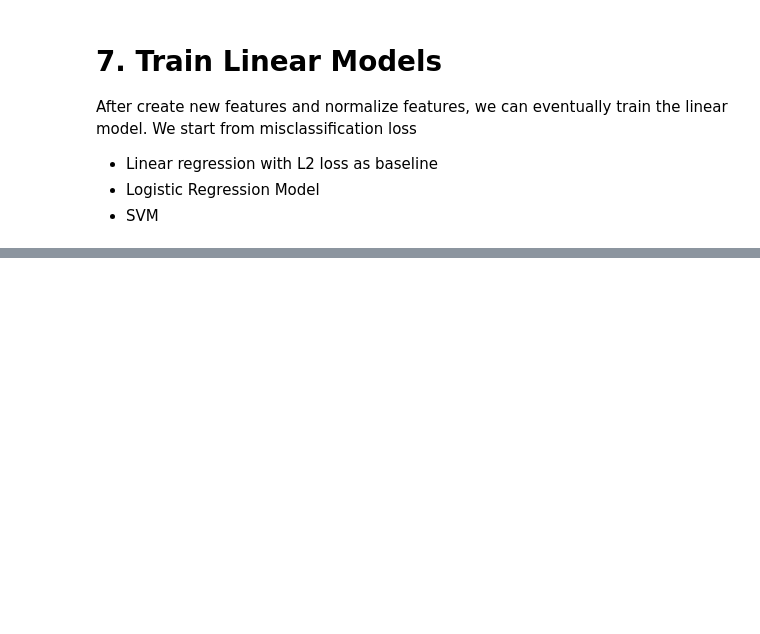
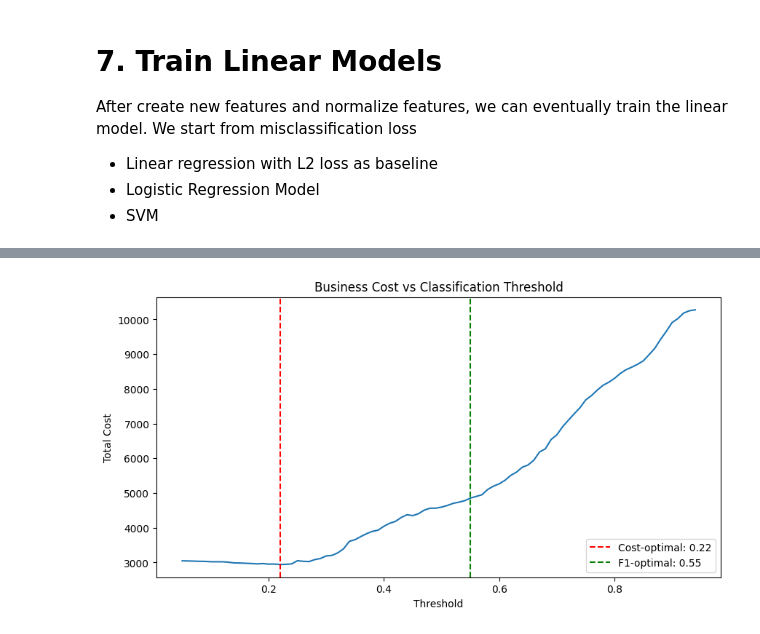
Before and after one commit to ying-jeanne/Business_Analytics, a Jupyter notebook: II/credit_default.ipynb, the cells around one changed output, grey strips where cells are left out. Cells and saved outputs as stored; diff of their text form; code cells hidden in the pictures; blank space fills up the shorter version.

```diff
--- a/II/credit_default.ipynb
+++ b/II/credit_default.ipynb
@@ -388,11 +396,17 @@ For both of them, the scale of feature matters, do the normalization for linear
 # Initialize the scaler
 scaler = StandardScaler()
 
+continuous_cols = X_train_linear_features.select_dtypes(exclude=['bool']).columns.tolist()
+
+X_train_scaled = X_train_linear_features.copy()
+X_val_scaled = X_val_linear_features.copy()
+X_test_scaled = X_test_linear_features.copy()
+
 # Fit the scaler on training data ONLY (to avoid data leakage)
 # Then transform all three datasets
-X_train_scaled = scaler.fit_transform(X_train_linear_features)
-X_val_scaled = scaler.transform(X_val_linear_features)
-X_test_scaled = scaler.transform(X_test_linear_features)
+X_train_scaled[continuous_cols] = scaler.fit_transform(X_train_linear_features[continuous_cols])
+X_val_scaled[continuous_cols] = scaler.transform(X_val_linear_features[continuous_cols])
+X_test_scaled[continuous_cols] = scaler.transform(X_test_linear_features[continuous_cols])
 
 # Convert back to DataFrame (optional, keeps column names for interpretability)
 X_train_scaled = pd.DataFrame(
@@ -436,7 +450,6 @@ from sklearn.metrics import classification_report, confusion_matrix, roc_auc_sco
 from sklearn.calibration import CalibratedClassifierCV
 from sklearn.linear_model import Ridge
 from sklearn.model_selection import GridSearchCV
-
 
 # 1. Linear Regression with L2 Loss, which is implemented with Ridge Regression (L2 Loss)
 ridge_grid = GridSearchCV(
@@ -498,11 +511,11 @@ print("The best model is: ", best_name, "with AUC: ", results[best_name]['auc'])
 # 7. Find threshold with best misclassification F1 score
 thresholds = np.arange(0.1, 0.9, 0.05)
 f1_scores = [f1_score(y_val, (best_proba >= t).astype(int)) for t in thresholds]
-best_threshold = thresholds[np.argmax(f1_scores)]
+best_f1_threshold = thresholds[np.argmax(f1_scores)]
 
-print("Optimal threshold: ", best_threshold, "F1: ", max(f1_scores))
+print("Optimal threshold: ", best_f1_threshold, "F1: ", max(f1_scores))
 
-y_pred_final = (best_proba >= best_threshold).astype(int)
+y_pred_final = (best_proba >= best_f1_threshold).astype(int)
 print(classification_report(y_val, y_pred_final))
 
 cm = confusion_matrix(y_val, y_pred_final)
@@ -510,8 +523,71 @@ tn, fp, fn, tp = cm.ravel()
 print("Confusion Matrix: TN = ", tn, "FP = ", fp, "FN = ", fn, "TP = ", tp)
 
 # 8. Now instead of using misclassification to find the best threshold, we can use cost-sensitive analysis to find the best threshold based on business cost
-# There should be 2 ways to do this? 1. tuning the threshold with business cost after AUC and F1 score optimization
-# 2. directly optimize the model with business cost function, but this may need custom model scorer. Which one is better?
+# There should be 2 ways to do this?
+# (1) tuning the threshold with business cost after AUC and F1 score optimization.
+# (2) directly optimize the model with business cost function, but this may need custom model scorer.
+# Since option 2 is more complex to implement, we will go with option 1 for now.
+
+# The assumption we take for cost function:
+# Cost Matrix Outcome	    Description	Typical Cost Estimate
+# FN (False Negative)	    Approve a defaulter	60-80% of credit limit (loss given default), banks typically recover 20-40% through collections, so we take defaulter 70% here.
+# FP (False Positive)	    Reject good borrower	2-5% of credit limit (lost annual profit), we take 4.5% here.
+# TN (True Negative)	    Correctly reject	$0 (no loss, no gain)
+# TP (True Positive)	    Correctly approve	Profit (but often set to 0 in cost matrix)
+
+# Assumptions: 45% LGD (Basel II suggests 45% for unsecured, but credit cards typically higher)
+# 4.5% annual profit margin
+
+# Ratio: 45/4.5 = 10:1
+
 COST_FN = 10  # Approve a defaulter → lose principal
 COST_FP = 1   # Reject good borrower → lose interest
+
+# 8.1 Cost-sensitive threshold tuning using the best model (Logistic Regression here)
+def calculate_total_cost(y_true, y_pred_proba, threshold, cost_fn, cost_fp):
+    """Calculate total business cost at a given threshold"""
+    y_pred = (y_pred_proba >= threshold).astype(int)
+    cm = confusion_matrix(y_true, y_pred)
+    tn, fp, fn, tp = cm.ravel()
+    total_cost = (fn * cost_fn) + (fp * cost_fp)
+    return total_cost, tn, fp, fn, tp
+
+# Search for optimal threshold based on cost
+thresholds = np.arange(0.05, 0.95, 0.01)
+costs = []
+
+for t in thresholds:
+    cost, _, _, _, _ = calculate_total_cost(y_val, best_proba, t, COST_FN, COST_FP)
+    costs.append(cost)
+
+# Find threshold with minimum total cost
+best_cost_threshold = thresholds[np.argmin(costs)]
+min_cost = min(costs)
+
+# Compare F1-optimal vs Cost-optimal
+cost_at_f1_threshold, _, _, _, _ = calculate_total_cost(y_val, best_proba, best_f1_threshold, COST_FN, COST_FP)
+
+print(f"F1-optimal threshold:   {best_f1_threshold:.2f} → Cost = {cost_at_f1_threshold}")
+print(f"Cost-optimal threshold: {best_cost_threshold:.2f} → Cost = {min_cost}")
+
+# Final evaluation with cost-optimal threshold
+y_pred_cost = (best_proba >= best_cost_threshold).astype(int)
+print(f"\nClassification report at cost-optimal threshold ({best_cost_threshold:.2f}):")
+print(classification_report(y_val, y_pred_cost))
+
+cm = confusion_matrix(y_val, y_pred_cost)
+tn, fp, fn, tp = cm.ravel()
+print(f"Confusion Matrix: TN={tn}, FP={fp}, FN={fn}, TP={tp}")
+print(f"Total Cost: {fn}×{COST_FN} + {fp}×{COST_FP} = {fn * COST_FN + fp * COST_FP}")
+
+# Plot cost vs threshold
+plt.figure(figsize=(10, 5))
+plt.plot(thresholds, costs)
+plt.axvline(x=best_cost_threshold, color='r', linestyle='--', label=f'Cost-optimal: {best_cost_threshold:.2f}')
+plt.axvline(x=best_f1_threshold, color='g', linestyle='--', label=f'F1-optimal: {best_f1_threshold:.2f}')
+plt.xlabel('Threshold')
+plt.ylabel('Total Cost')
+plt.title('Business Cost vs Classification Threshold')
+plt.legend()
+plt.show()
 # %% [output]
@@ -532,0 +611 @@ Confusion Matrix: TN =  3826 FP =  847 FN =  559 TP =  768
+[figure, added]
```
Also changed, not shown: parts of 10 cells of this notebook, 1 other file.
